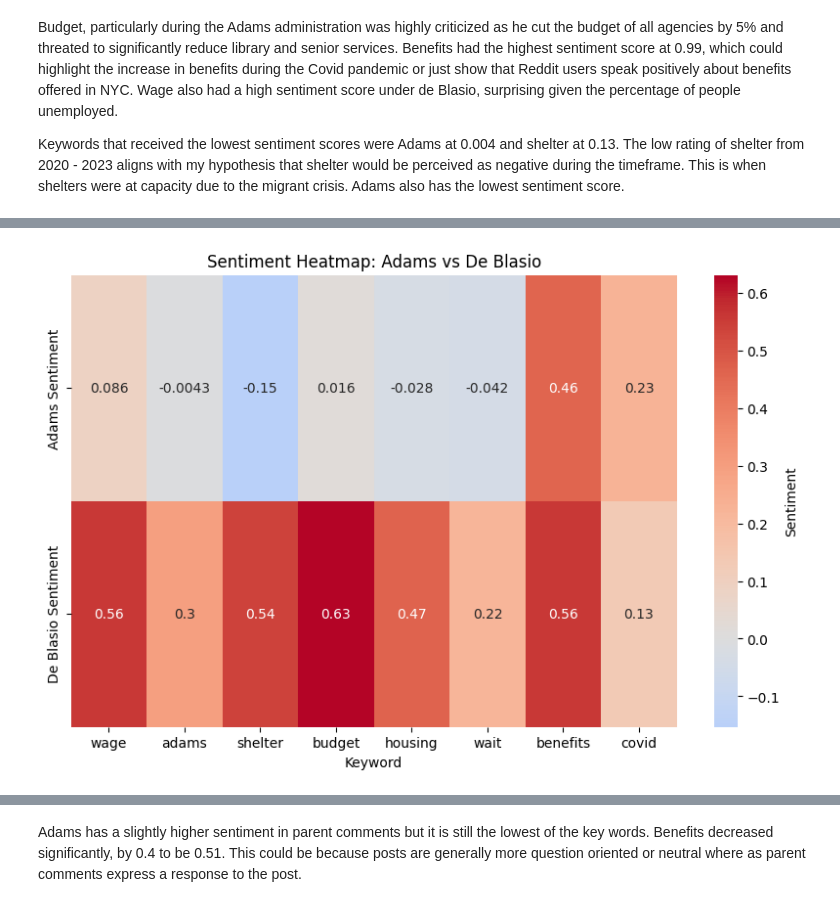
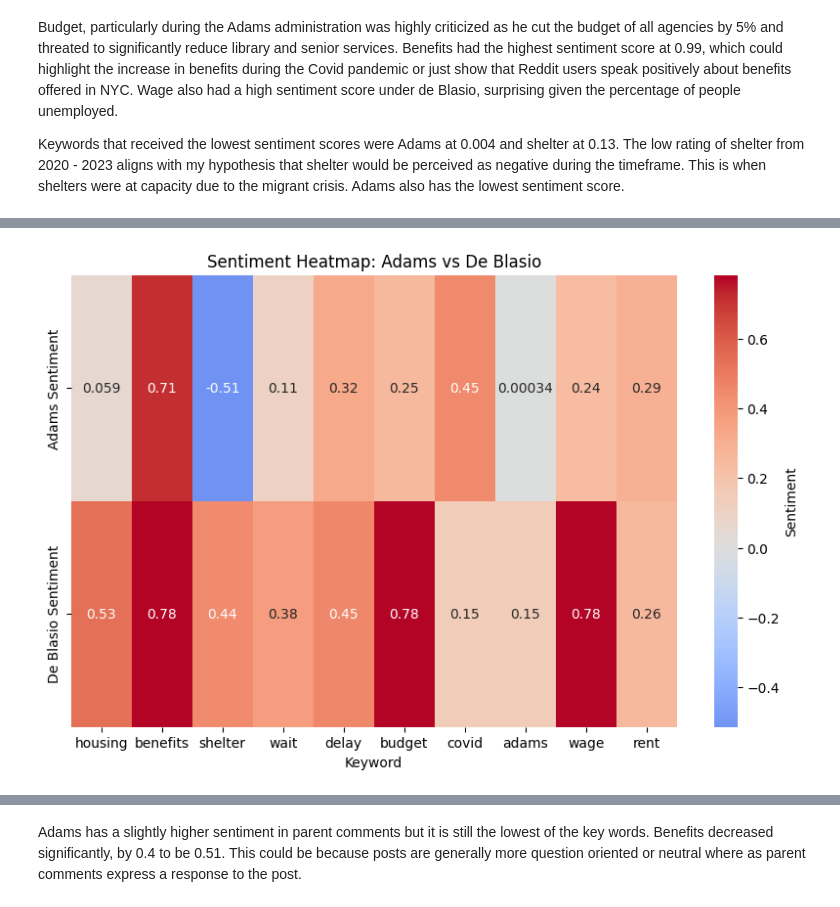
Before and after one commit to lnomkin/Text_Analysis_Final_Project, a Jupyter notebook: 311_Service_Request_Comparison.ipynb, the cells around one changed output, grey strips where cells are left out. Drawn from its saved outputs; the diff is of its cells as text; code cells hidden in the pictures.

```diff
--- a/311_Service_Request_Comparison.ipynb
+++ b/311_Service_Request_Comparison.ipynb
@@ -861,7 +931,7 @@ import pandas as pd
 import matplotlib.pyplot as plt  # Ensure you have plt imported for the plot
 
 # Define the keywords list
-keywords = ['housing', 'benefits', 'shelter', 'wait', 'delays', 'budget', 'immigration', 'migrant', 'covid', 'blasio', 'adams', 'wage', 'employment', 'rent']
+keywords = ['housing', 'benefits', 'shelter', 'wait', 'delay', 'budget', 'covid', 'adams', 'wage', 'rent']
 
 # Create a DataFrame
 # Convert dictionaries to lists for 'Adams Sentiment' and 'De Blasio Sentiment' columns
@@ -880,5 +950,6 @@ sns.heatmap(df.T, annot=True, cmap="coolwarm", center=0, cbar_kws={'label': 'Sen
 plt.title('Sentiment Heatmap: Adams vs De Blasio')
 plt.show()
 
-#I adapted the above script from Geeks for Geeks Seaborn Heatmap Guide: https://www.geeksforgeeks.org/seaborn-heatmap-a-comprehensive-guide/ and I prompted ChatGPT to modify the code with my keyword list
+#I adapted the above script from Geeks for Geeks Seaborn Heatmap Guide: https://www.geeksforgeeks.org/seaborn-heatmap-a-comprehensive-guide/
+#I prompted ChatGPT to modify the code with my keyword list and plot a heatmap using the average sentiment of the two time periods, being sure to remove nan
 # %% [output]
@@ -888,12 +959,11 @@ To analyze the sentiment of the keywords with a frequency distribution greater t
 
 Keywords that received the lowest sentiment scores were Adams at 0.004 and shelter at 0.13. The low rating of shelter from 2020 - 2023 aligns with my hypothesis that shelter would be perceived as negative during the timeframe. This is when shelters were at capacity due to the migrant crisis. Adams also has the lowest sentiment score.
 # %%
-# Ensure DataFrame slices are explicit copies to avoid SettingWithCopyWarning
 deblasio_df = reddit_short_df[(reddit_short_df['date'] >= start_date_deblasio) & (reddit_short_df['date'] <= end_date_deblasio)].copy()
 adams_df = reddit_short_df[(reddit_short_df['date'] >= start_date_adams) & (reddit_short_df['date'] <= end_date_adams)].copy()
 
 # Initialize the keywords list
-keywords = ['housing', 'benefits', 'shelter', 'wait', 'delays', 'budget', 'immigration', 'migrant', 'covid', 'blasio', 'adams', 'wage', 'employment', 'rent']
+keywords = ['housing', 'benefits', 'shelter', 'wait', 'delay', 'budget', 'covid', 'adams', 'wage', 'rent']
 
 from nltk.sentiment import SentimentIntensityAnalyzer
 
@@ -947,5 +1017,6 @@ for keyword, sentiment in deblasio_average_sentiments.items():
     print(f"{keyword}: {sentiment}")
 
 #Using Melanie Walsh's Sentiment Analysis guide, I prompted ChatGPT to write a code to include the parent_comment sentiment for the Adams time period and de Blasio time period.
+# I also prompted ChatGPT to print a separator line to distinguish between the two time periods
 # %% [output]
 Average Parent Comment Sentiment for Adams Period:
@@ -967,0 +1039,24 @@ covid: 0.13276333333333334
+# %%
+# Define the keywords list
+keywords = ['housing', 'benefits', 'shelter', 'wait', 'delay', 'budget', 'covid', 'adams', 'wage', 'rent']
+
+# Create a DataFrame
+# Convert dictionaries to lists for 'Adams Sentiment' and 'De Blasio Sentiment' columns
+data = {
+    'Keyword': keywords,
+    'Adams Sentiment': [adams_average_sentiments.get(keyword, float('nan')) for keyword in keywords],
+    'De Blasio Sentiment': [deblasio_average_sentiments.get(keyword, float('nan')) for keyword in keywords]
+}
+
+df = pd.DataFrame(data)
+
+# Plotting heatmap
+df.set_index('Keyword', inplace=True)
+plt.figure(figsize=(10, 6))
+sns.heatmap(df.T, annot=True, cmap="coolwarm", center=0, cbar_kws={'label': 'Sentiment'})
+plt.title('Sentiment Heatmap: Adams vs De Blasio')
+plt.show()
+
+#I adapted the above script from Geeks for Geeks Seaborn Heatmap Guide: https://www.geeksforgeeks.org/seaborn-heatmap-a-comprehensive-guide/
+#I prompted ChatGPT to modify the code with my keyword list
+#I prompted ChatGPT to create a dictionary data with three keys: 'Keyword', 'Adams Sentiment', and 'De Blasio Sentiment'
@@ -968,24 +1145,24 @@ covid: 0.13276333333333334
 # %%
 # Define the keywords list
-keywords = ['housing', 'benefits', 'shelter', 'wait', 'delays', 'budget', 'immigration', 'migrant', 'covid', 'blasio', 'adams', 'wage', 'employment', 'rent']
+keywords =  ['housing', 'benefits', 'shelter', 'wait', 'delay', 'budget', 'covid', 'adams', 'wage', 'rent']
 
 # Create a DataFrame
 # Convert dictionaries to lists for 'Adams Sentiment' and 'De Blasio Sentiment' columns
 data = {
     'Keyword': keywords,
     'Adams Sentiment': [adams_average_sentiments.get(keyword, float('nan')) for keyword in keywords],
     'De Blasio Sentiment': [deblasio_average_sentiments.get(keyword, float('nan')) for keyword in keywords]
 }
 
 df = pd.DataFrame(data)
 
 # Plotting heatmap
 df.set_index('Keyword', inplace=True)
 plt.figure(figsize=(10, 6))
 sns.heatmap(df.T, annot=True, cmap="coolwarm", center=0, cbar_kws={'label': 'Sentiment'})
 plt.title('Sentiment Heatmap: Adams vs De Blasio')
 plt.show()
 
 #I adapted the above script from Geeks for Geeks Seaborn Heatmap Guide: https://www.geeksforgeeks.org/seaborn-heatmap-a-comprehensive-guide/ and I prompted ChatGPT to modify the code with my keyword list
 # %% [output]
-[figure, old version]
+[figure, new version]
```
Also changed, not shown: parts of 50 cells of this notebook.
